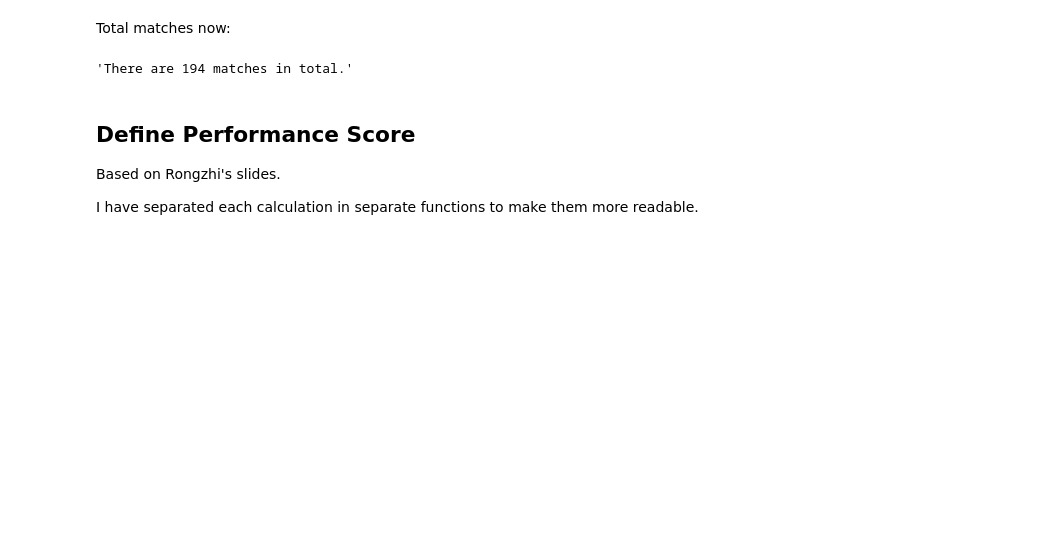
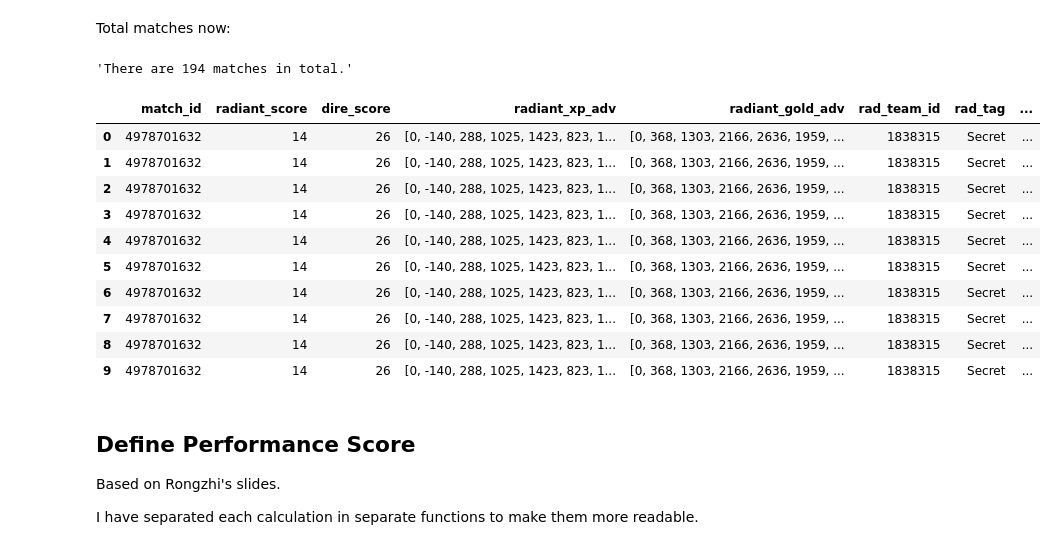
Before and after one commit to geoph9/BDA-Project, a Jupyter notebook: transformation.ipynb, the cells around one changed output. Saved outputs shown, nothing was run; the diff lists cells and outputs as text; code cells hidden in the pictures; blank space fills up the shorter version.

```diff
--- a/transformation.ipynb
+++ b/transformation.ipynb
@@ -38,6 +38,20 @@ match_ids = pd.unique(ti.match_id)
 f"There are {len(match_ids)} matches in total."
 # %% [output]
 'There are 194 matches in total.'
+# %%
+ti[ti.match_id==4978701632]
+# %% [output]
+|  | match_id | radiant_score | dire_score | radiant_xp_adv | radiant_gold_adv | rad_team_id | rad_tag | ... |
+| 0 | 4978701632 | 14 | 26 | [0, -140, 288, 1025, 1423, 823, 1... | [0, 368, 1303, 2166, 2636, 1959, ... | 1838315 | Secret | ... |
+| 1 | 4978701632 | 14 | 26 | [0, -140, 288, 1025, 1423, 823, 1... | [0, 368, 1303, 2166, 2636, 1959, ... | 1838315 | Secret | ... |
+| 2 | 4978701632 | 14 | 26 | [0, -140, 288, 1025, 1423, 823, 1... | [0, 368, 1303, 2166, 2636, 1959, ... | 1838315 | Secret | ... |
+| 3 | 4978701632 | 14 | 26 | [0, -140, 288, 1025, 1423, 823, 1... | [0, 368, 1303, 2166, 2636, 1959, ... | 1838315 | Secret | ... |
+| 4 | 4978701632 | 14 | 26 | [0, -140, 288, 1025, 1423, 823, 1... | [0, 368, 1303, 2166, 2636, 1959, ... | 1838315 | Secret | ... |
+| 5 | 4978701632 | 14 | 26 | [0, -140, 288, 1025, 1423, 823, 1... | [0, 368, 1303, 2166, 2636, 1959, ... | 1838315 | Secret | ... |
+| 6 | 4978701632 | 14 | 26 | [0, -140, 288, 1025, 1423, 823, 1... | [0, 368, 1303, 2166, 2636, 1959, ... | 1838315 | Secret | ... |
+| 7 | 4978701632 | 14 | 26 | [0, -140, 288, 1025, 1423, 823, 1... | [0, 368, 1303, 2166, 2636, 1959, ... | 1838315 | Secret | ... |
+| 8 | 4978701632 | 14 | 26 | [0, -140, 288, 1025, 1423, 823, 1... | [0, 368, 1303, 2166, 2636, 1959, ... | 1838315 | Secret | ... |
+| 9 | 4978701632 | 14 | 26 | [0, -140, 288, 1025, 1423, 823, 1... | [0, 368, 1303, 2166, 2636, 1959, ... | 1838315 | Secret | ... |
 # %% [markdown]
 ## Define Performance Score
 
```
Also changed, not shown: parts of 19 cells of this notebook, 1 other file.
